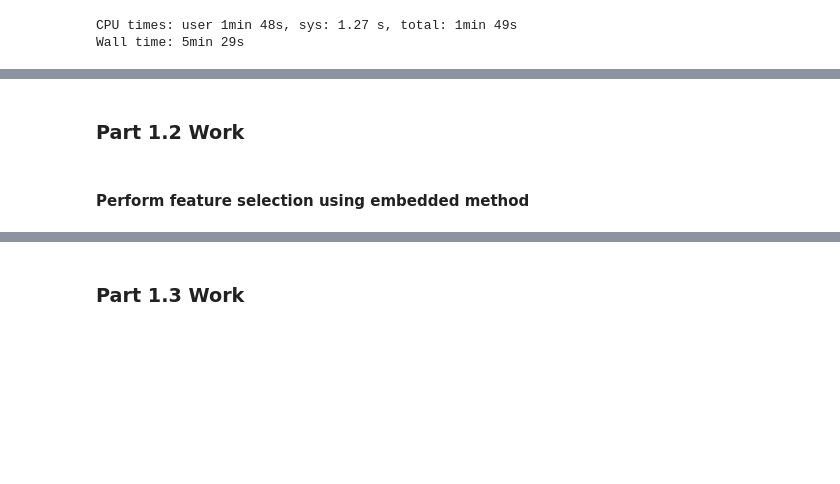
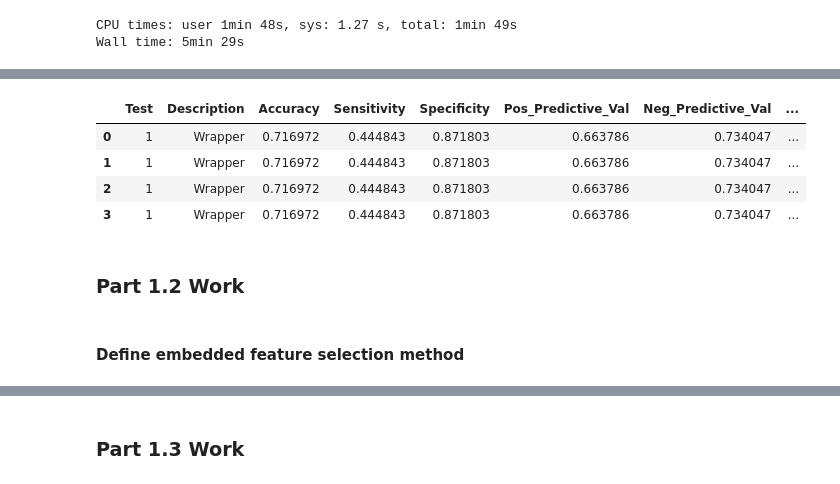
Before and after one commit to ryanquinnnelson/CMU-02718-HW3, a Jupyter notebook: HW_3_ryann.ipynb, the cells around one changed output, grey strips where cells are left out. Cells and saved outputs as stored; diff of their text form; code cells hidden in the pictures; blank space fills up the shorter version.

```diff
--- a/HW_3_ryann.ipynb
+++ b/HW_3_ryann.ipynb
@@ -161,6 +163,5 @@ Wall time: 5min 29s
 
 # classification
 X_wrapper = build_X_from_features(X,features_wrapper)
-
-clf = train_classifier(X_wrapper,y,10)
+clf_wrapper = train_classifier(X_wrapper,y,10)
 # %% [output]
@@ -230,6 +231,3 @@ def calc_classifier_metrics(cm, y_true, y_predict):
     # return numpy array
     metrics = [acc,sen,spec,ppv,npv,f1,mcc,auc]
     return metrics
-# %%
-y_predict = clf.predict(X_wrapper)
-cm = get_confusion_matrix(y,y_predict)
@@ -257,7 +235,22 @@ wrapper_results
 def add_row(df, test, description, metrics):
 
     data = [test,description] + metrics
-    print(data)
     new_row = pd.Series(data, index = df.columns)
-    print(new_row)
     return df.append(new_row,ignore_index=True)
+
+def add_metrics_to_table(df, test, description, X, y, clf):
+
+    # for validation purposes
+    print(clf.score(X,y),'\n')
+
+    # calculate confusion matrix
+    y_predict = clf.predict(X)
+    y_real = y
+    cm = get_confusion_matrix(y_real,y_predict)
+
+    # calculate metrics
+    metrics = calc_classifier_metrics(cm,y_real,y_predict)
+    print('\n',metrics)
+
+    # add row to results DataFrame
+    return add_row(df, test, description, metrics)
@@ -303,0 +257,2 @@ memory usage: 208.0+ bytes
+# %%
+df_results = add_metrics_to_table(df_results, 1, "Wrapper", X_wrapper, y, clf_wrapper)
@@ -304,3 +269,11 @@ memory usage: 208.0+ bytes
+# %%
+df_results
+# %% [output]
+|  | Test | Description | Accuracy | Sensitivity | Specificity | Pos_Predictive_Val | Neg_Predictive_Val | ... |
+| 0 | 1 | Wrapper | 0.716972 | 0.444843 | 0.871803 | 0.663786 | 0.734047 | ... |
+| 1 | 1 | Wrapper | 0.716972 | 0.444843 | 0.871803 | 0.663786 | 0.734047 | ... |
+| 2 | 1 | Wrapper | 0.716972 | 0.444843 | 0.871803 | 0.663786 | 0.734047 | ... |
+| 3 | 1 | Wrapper | 0.716972 | 0.444843 | 0.871803 | 0.663786 | 0.734047 | ... |
 # %% [markdown]
 ### Part 1.2 Work
 # %%
@@ -316,7 +289,7 @@ memory usage: 208.0+ bytes
 #   2. Scikit-learn also implement classifiers with built-in cross validations,
 #   for example: https://scikit-learn.org/stable/modules/generated/sklearn.linear_model.RidgeClassifierCV.html
 # %% [markdown]
-#### Perform feature selection using embedded method
+#### Define embedded feature selection method
 # %%
 from sklearn.feature_selection import SelectFromModel
 from sklearn.ensemble import RandomForestClassifier
```
Also changed, not shown: parts of 27 cells of this notebook.
